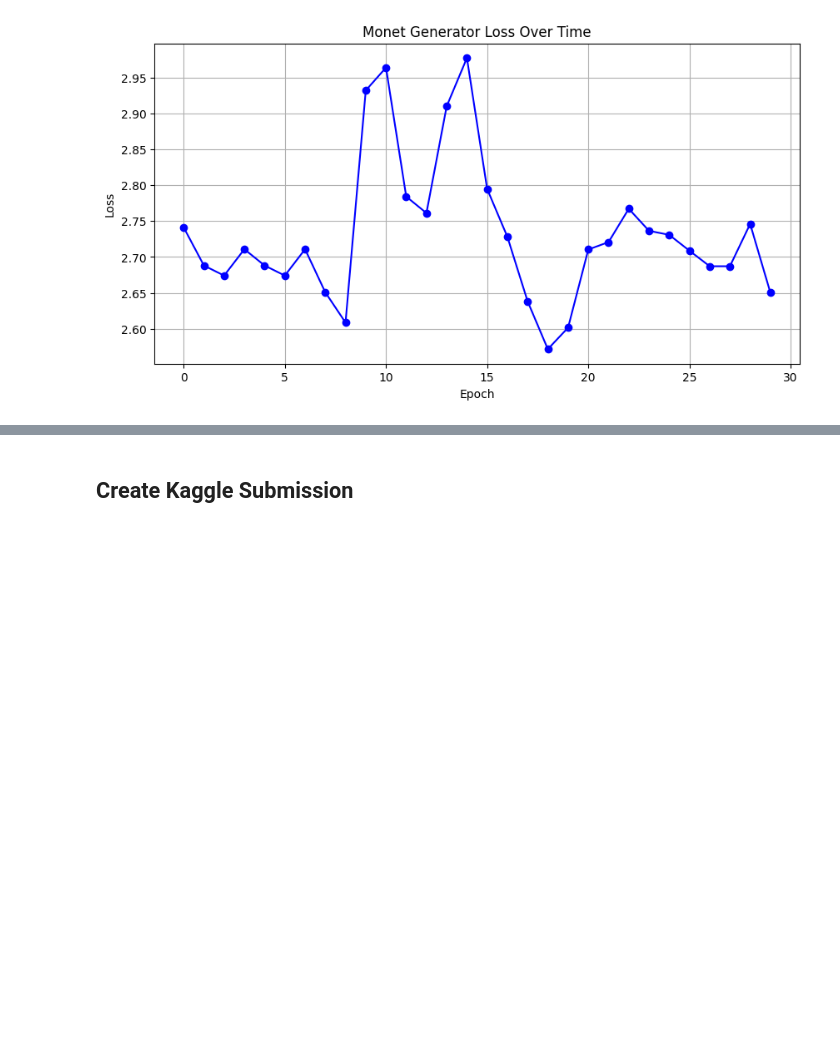
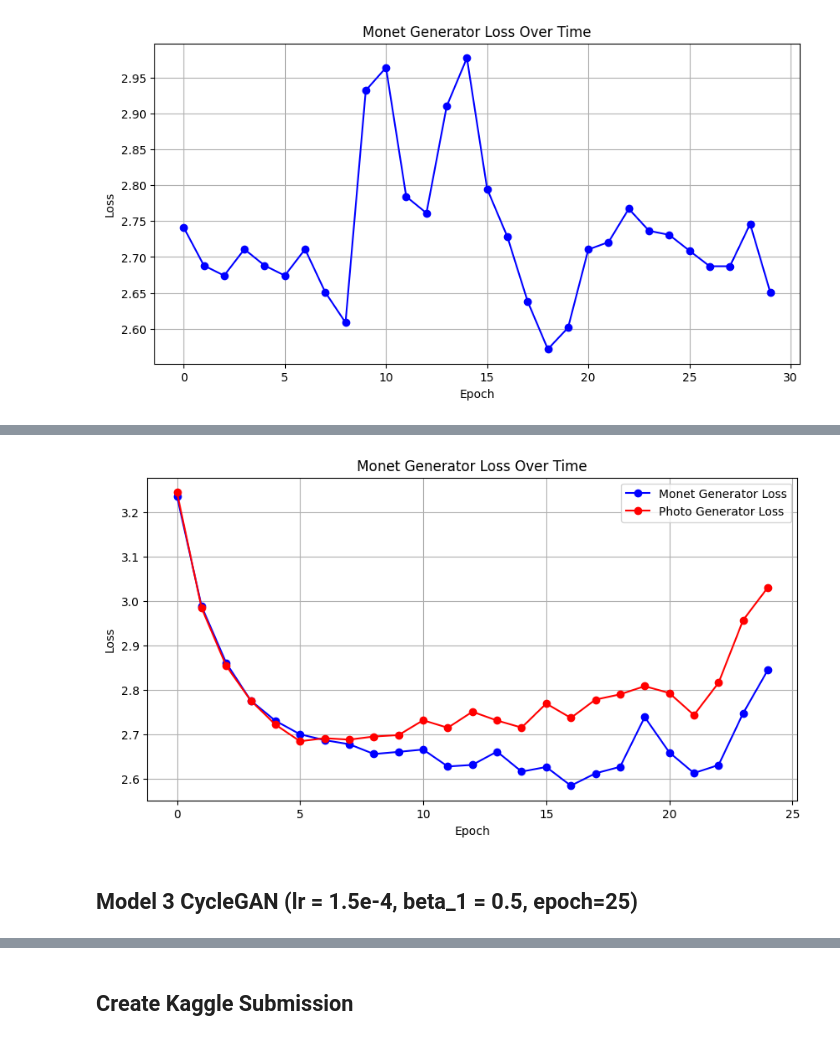
Before and after one commit to cdr6934/PaintingGAN, a Jupyter notebook: Painting_GAN.ipynb, the cells around one changed output, grey strips where cells are left out. Cells and saved outputs as stored; diff of their text form; code cells hidden in the pictures; blank space fills up the shorter version.

```diff
--- a/Painting_GAN.ipynb
+++ b/Painting_GAN.ipynb
@@ -617,0 +736,19 @@ plt.show()
+# %%
+monet_gen_loss = [3.2361,2.9880,2.8604,2.7754,2.7300, 2.6995,2.6864,2.6771,2.6551,2.6599,2.6652,2.6270,2.6306,2.6606,2.6154,2.6259,2.5837,2.6115,2.6263,2.7383,2.6587,2.6121,2.6303,2.7472,2.8443]
+photo_gen_loss = [3.2448,2.9841,2.8538,2.7754,2.7213,2.6838,2.6907,2.6875,2.6945,2.6977,2.7312,2.7142,2.7503,2.7306,2.7146,2.7688,2.7364,2.7777,2.7895,2.8080,2.7924,2.7429,2.8157,2.9570,3.0303]
+# Creating the line graph
+plt.figure(figsize=(10, 5))
+plt.plot(monet_gen_loss, marker='o', linestyle='-', color='blue', label='Monet Generator Loss')
+plt.plot(photo_gen_loss, marker='o', linestyle='-', color='red', label='Photo Generator Loss')
+plt.title('Monet Generator Loss Over Time')
+plt.xlabel('Epoch')
+plt.ylabel('Loss')
+plt.grid(True)
+plt.legend()
+
+# Display the plot
+plt.show()
+# %% [output]
+[figure, added]
+# %% [markdown]
+## Model 3 CycleGAN (lr = 1.5e-4, beta_1 = 0.5, epoch=25)
```
Also changed, not shown: parts of 42 cells of this notebook.
